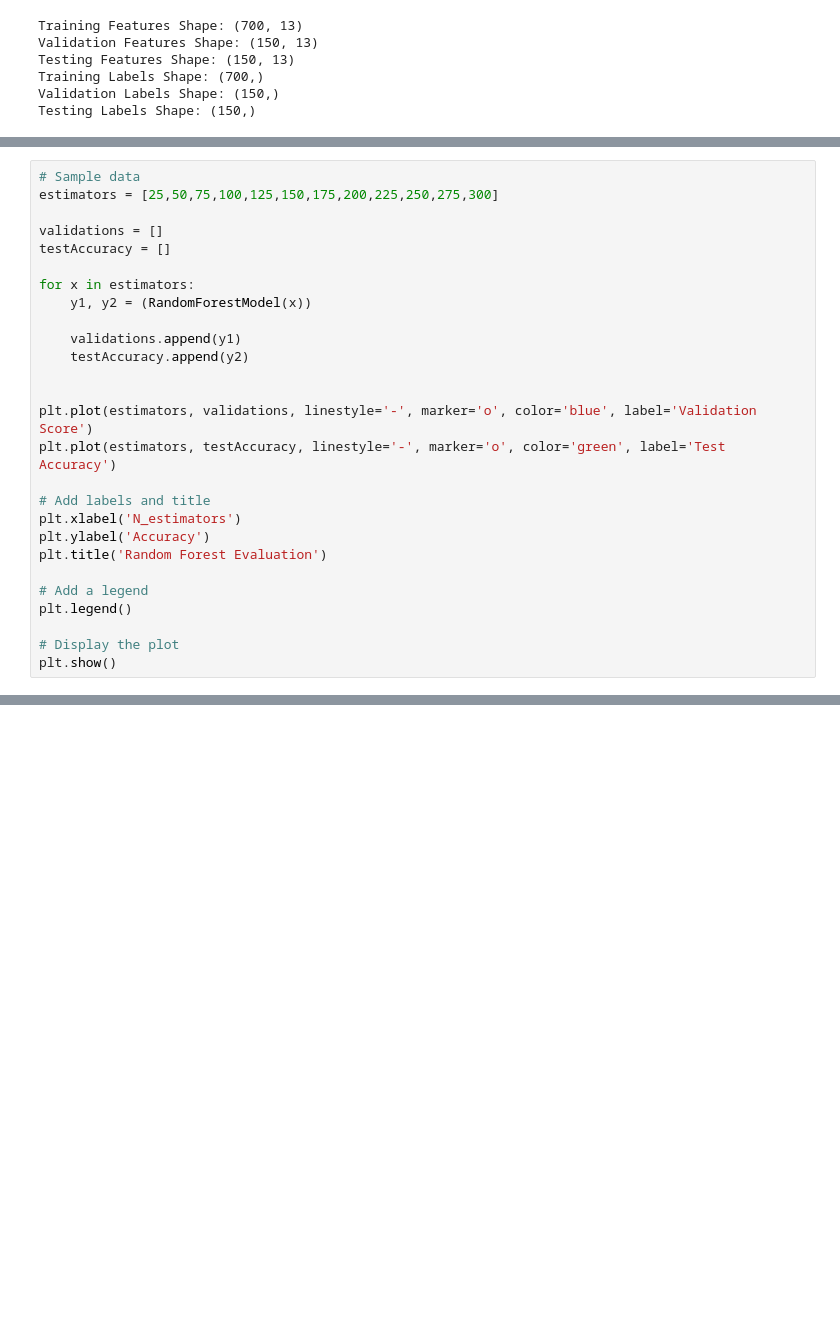
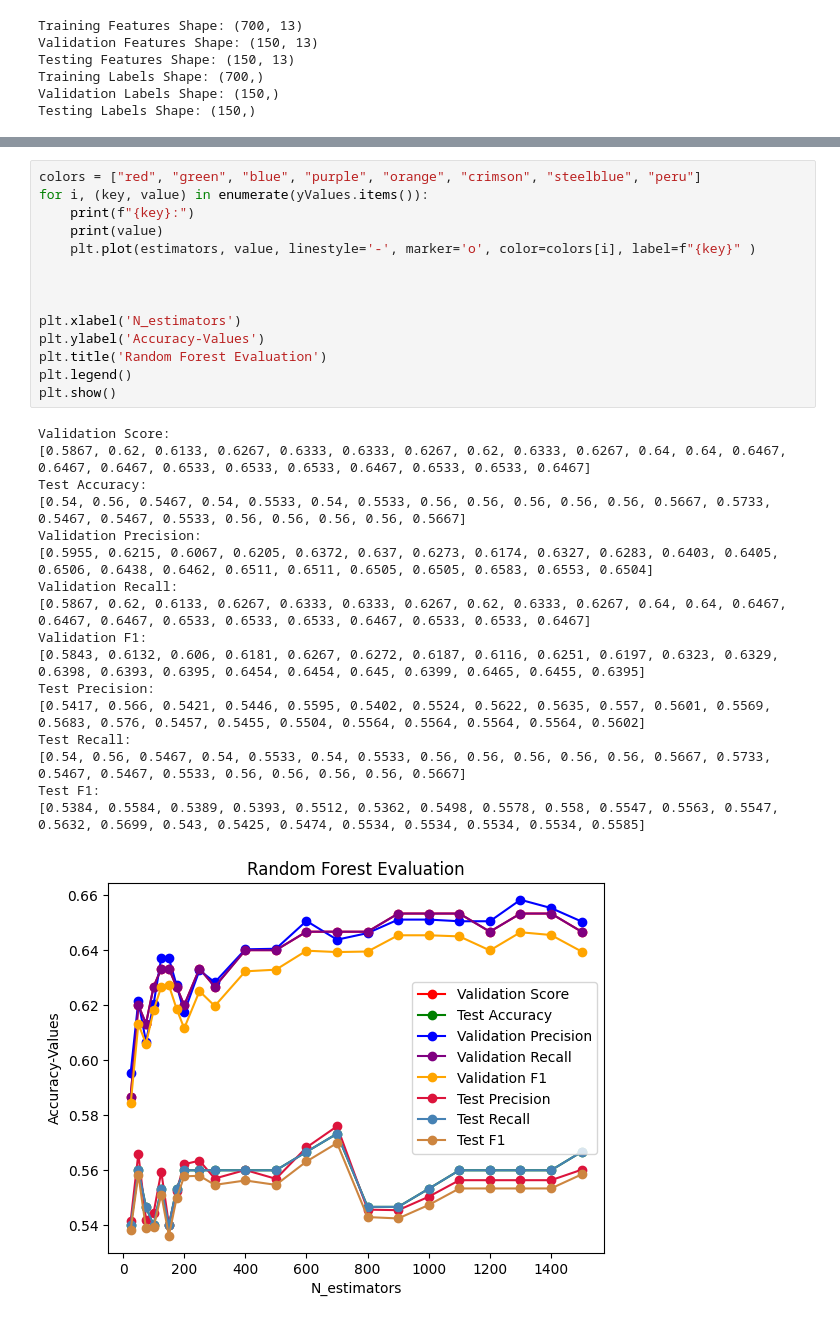
Before and after one commit to vaishakkmenon/Music-Genre-Classification, a Jupyter notebook: Models/Random_Forest.ipynb, the cells around one changed output, grey strips where cells are left out. Drawn from its saved outputs; the diff is of its cells as text; blank space fills up the shorter version.

```diff
--- a/Models/Random_Forest.ipynb
+++ b/Models/Random_Forest.ipynb
@@ -76,27 +82,0 @@ def RandomForestModel(n: int):
-# %%
-# Sample data
-estimators = [25,50,75,100,125,150,175,200,225,250,275,300]
-
-validations = []
-testAccuracy = []
-
-for x in estimators:
-    y1, y2 = (RandomForestModel(x))
-
-    validations.append(y1)
-    testAccuracy.append(y2)
-
-
-plt.plot(estimators, validations, linestyle='-', marker='o', color='blue', label='Validation Score')
-plt.plot(estimators, testAccuracy, linestyle='-', marker='o', color='green', label='Test Accuracy')
-
-# Add labels and title
-plt.xlabel('N_estimators')
-plt.ylabel('Accuracy')
-plt.title('Random Forest Evaluation')
-
-# Add a legend
-plt.legend()
-
-# Display the plot
-plt.show()
@@ -104,0 +133,32 @@ plt.show()
+# %%
+colors = ["red", "green", "blue", "purple", "orange", "crimson", "steelblue", "peru"]
+for i, (key, value) in enumerate(yValues.items()):
+    print(f"{key}:")
+    print(value)
+    plt.plot(estimators, value, linestyle='-', marker='o', color=colors[i], label=f"{key}" )
+
+
+
+plt.xlabel('N_estimators')
+plt.ylabel('Accuracy-Values')
+plt.title('Random Forest Evaluation')
+plt.legend()
+plt.show()
+# %% [output]
+Validation Score:
+[0.5867, 0.62, 0.6133, 0.6267, 0.6333, 0.6333, 0.6267, 0.62, 0.6333, 0.6267, 0.64, 0.64, 0.6467, 0.6467, 0.6467, 0.6533, 0.6533, 0.6533, 0.6467, 0.6533, 0.6533, 0.6467]
+Test Accuracy:
+[0.54, 0.56, 0.5467, 0.54, 0.5533, 0.54, 0.5533, 0.56, 0.56, 0.56, 0.56, 0.56, 0.5667, 0.5733, 0.5467, 0.5467, 0.5533, 0.56, 0.56, 0.56, 0.56, 0.5667]
+Validation Precision:
+[0.5955, 0.6215, 0.6067, 0.6205, 0.6372, 0.637, 0.6273, 0.6174, 0.6327, 0.6283, 0.6403, 0.6405, 0.6506, 0.6438, 0.6462, 0.6511, 0.6511, 0.6505, 0.6505, 0.6583, 0.6553, 0.6504]
+Validation Recall:
+[0.5867, 0.62, 0.6133, 0.6267, 0.6333, 0.6333, 0.6267, 0.62, 0.6333, 0.6267, 0.64, 0.64, 0.6467, 0.6467, 0.6467, 0.6533, 0.6533, 0.6533, 0.6467, 0.6533, 0.6533, 0.6467]
+Validation F1:
+[0.5843, 0.6132, 0.606, 0.6181, 0.6267, 0.6272, 0.6187, 0.6116, 0.6251, 0.6197, 0.6323, 0.6329, 0.6398, 0.6393, 0.6395, 0.6454, 0.6454, 0.645, 0.6399, 0.6465, 0.6455, 0.6395]
+Test Precision:
+[0.5417, 0.566, 0.5421, 0.5446, 0.5595, 0.5402, 0.5524, 0.5622, 0.5635, 0.557, 0.5601, 0.5569, 0.5683, 0.576, 0.5457, 0.5455, 0.5504, 0.5564, 0.5564, 0.5564, 0.5564, 0.5602]
+Test Recall:
+[0.54, 0.56, 0.5467, 0.54, 0.5533, 0.54, 0.5533, 0.56, 0.56, 0.56, 0.56, 0.56, 0.5667, 0.5733, 0.5467, 0.5467, 0.5533, 0.56, 0.56, 0.56, 0.56, 0.5667]
+Test F1:
+[0.5384, 0.5584, 0.5389, 0.5393, 0.5512, 0.5362, 0.5498, 0.5578, 0.558, 0.5547, 0.5563, 0.5547, 0.5632, 0.5699, 0.543, 0.5425, 0.5474, 0.5534, 0.5534, 0.5534, 0.5534, 0.5585]
+[figure, added]
```
Also changed, not shown: parts of 6 cells of this notebook, 1 other file.
